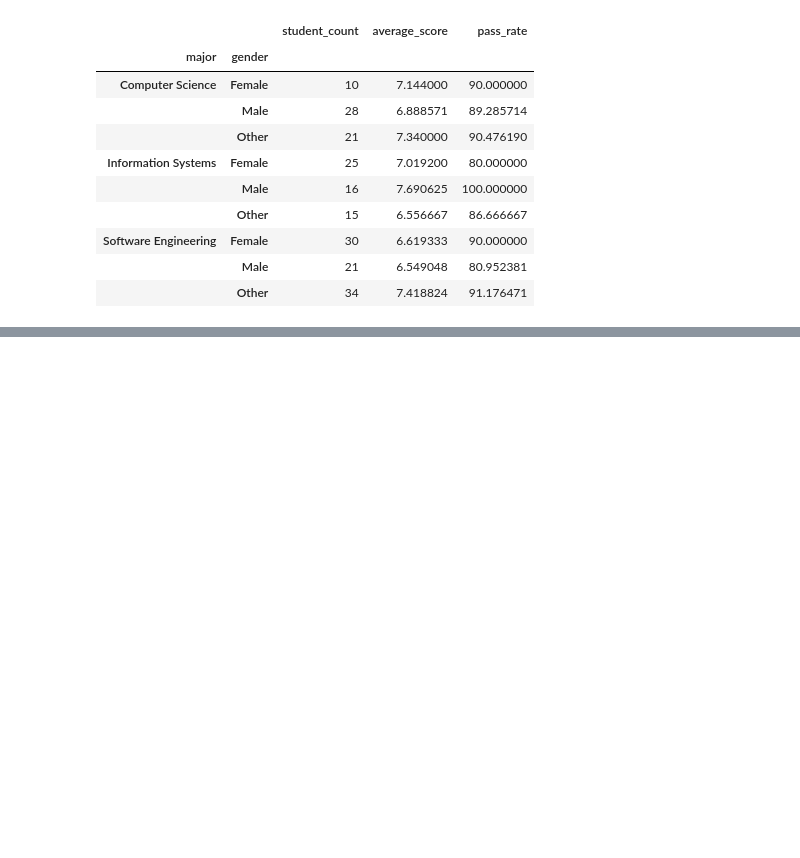
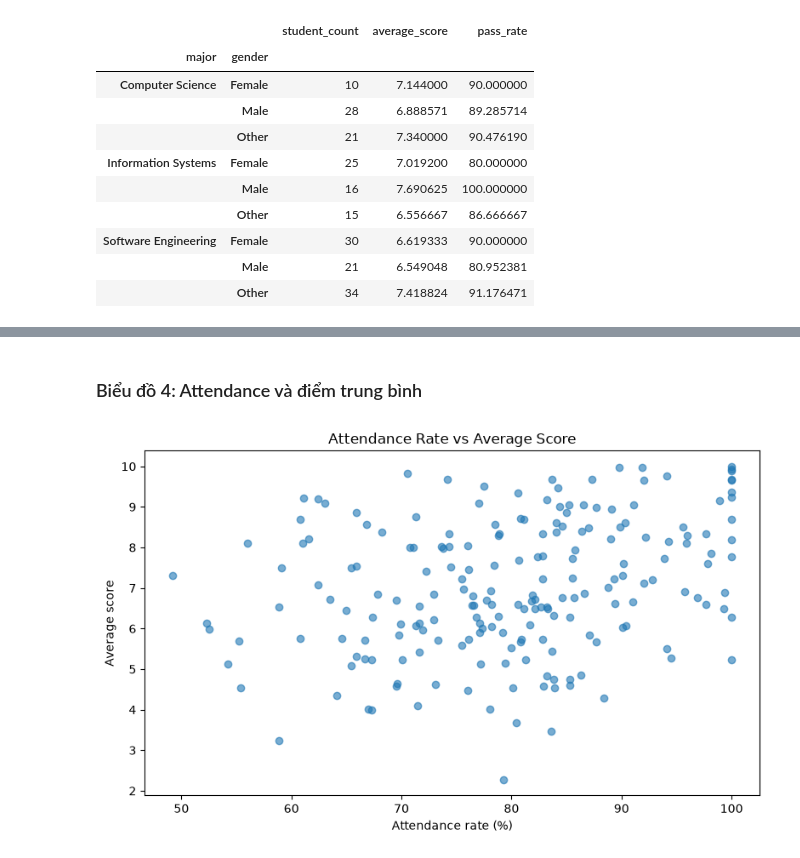
Before and after one commit to MinhDuyenTran/machine_learning, a Jupyter notebook: python-for-ml/mini_projects/student_performance/notebooks/student_performce_analysis.ipynb, the cells around one changed output, grey strips where cells are left out. Cells and saved outputs as stored; diff of their text form; code cells hidden in the pictures; blank space fills up the shorter version.

```diff
--- a/python-for-ml/mini_projects/student_performance/notebooks/student_performce_analysis.ipynb
+++ b/python-for-ml/mini_projects/student_performance/notebooks/student_performce_analysis.ipynb
@@ -981,0 +1063,25 @@ group_summary
+# %% [markdown]
+### Biểu đồ 4: Attendance và điểm trung bình
+# %%
+plt.figure(figsize=(8, 5))
+
+plt.scatter(
+    analysis_df["attendance_rate"],
+    analysis_df["average_score"],
+    alpha=0.6,
+)
+
+plt.title("Attendance Rate vs Average Score")
+plt.xlabel("Attendance rate (%)")
+plt.ylabel("Average score")
+plt.tight_layout()
+
+plt.savefig(
+    FIGURES_DIR
+    / "attendance_vs_average_score.png",
+    dpi=150,
+)
+
+plt.show()
+# %% [output]
+[figure, added]
```
Also changed, not shown: parts of 11 cells of this notebook, 5 other files.
